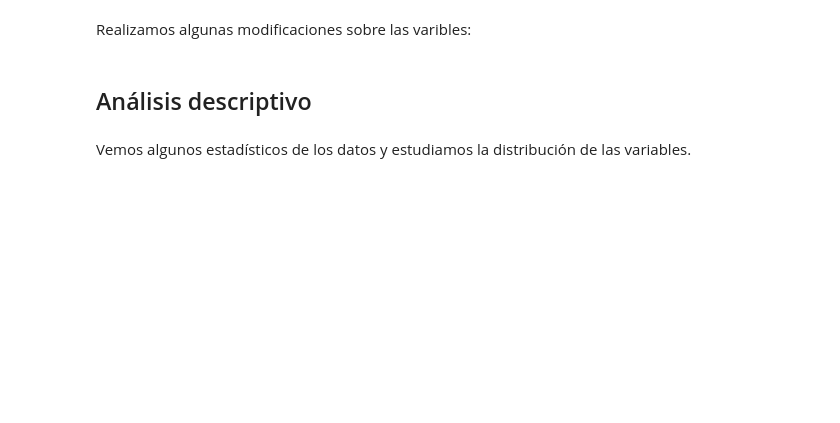
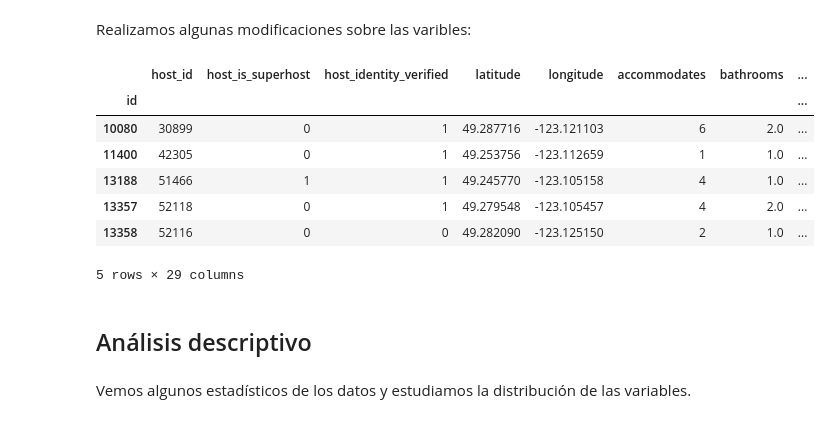
Before and after one commit to sofiamacein/Airbnb_Proyecto, a Jupyter notebook: Airbnb.ipynb, the cells around one changed output. Drawn from its saved outputs; the diff is of its cells as text; code cells hidden in the pictures; blank space fills up the shorter version.

```diff
--- a/Airbnb.ipynb
+++ b/Airbnb.ipynb
@@ -149,3 +172,14 @@ df.head(5)
+# %%
+df.head()
+# %% [output]
+|  | host_id | host_is_superhost | host_identity_verified | latitude | longitude | accommodates | bathrooms | ... |
+| id |  |  |  |  |  |  |  | ... |
+| 10080 | 30899 | 0 | 1 | 49.287716 | -123.121103 | 6 | 2.0 | ... |
+| 11400 | 42305 | 0 | 1 | 49.253756 | -123.112659 | 1 | 1.0 | ... |
+| 13188 | 51466 | 1 | 1 | 49.245770 | -123.105158 | 4 | 1.0 | ... |
+| 13357 | 52118 | 0 | 1 | 49.279548 | -123.105457 | 4 | 2.0 | ... |
+| 13358 | 52116 | 0 | 0 | 49.282090 | -123.125150 | 2 | 1.0 | ... |
+5 rows × 29 columns
 # %% [markdown]
 ## Análisis descriptivo
 # %% [markdown]
```
Also changed, not shown: parts of 25 cells of this notebook.
